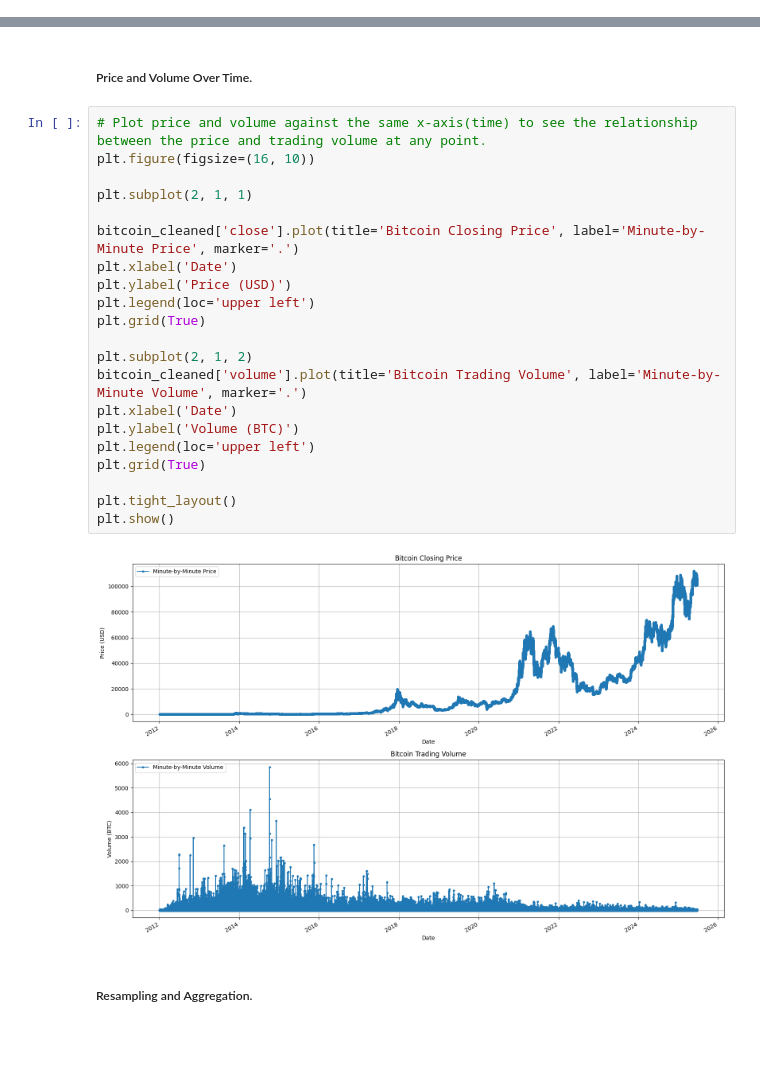
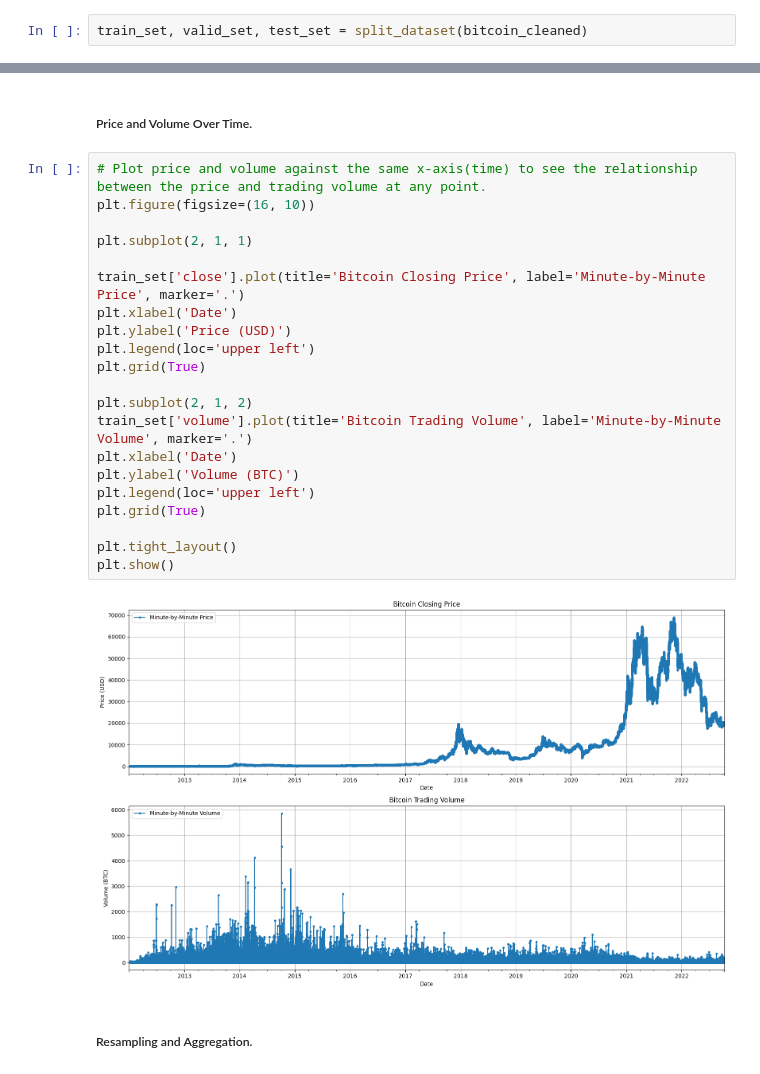
Before and after one commit to elaellet/bitcoin, a Jupyter notebook: notebooks/1_eda.ipynb, the cells around one changed output, grey strips where cells are left out. Cells and saved outputs as stored; diff of their text form; blank space fills up the shorter version.

```diff
--- a/notebooks/1_eda.ipynb
+++ b/notebooks/1_eda.ipynb
@@ -593 +596,3 @@ Name: 2012-01-27 06:59:00, dtype: float64
+# %%
+train_set, valid_set, test_set = split_dataset(bitcoin_cleaned)
 # %%
@@ -667,26 +672,26 @@ bitcoin_cleaned[['volume']].boxplot()
 # %%
 # Plot price and volume against the same x-axis(time) to see the relationship between the price and trading volume at any point.
 plt.figure(figsize=(16, 10))
 
 plt.subplot(2, 1, 1)
 
-bitcoin_cleaned['close'].plot(title='Bitcoin Closing Price', label='Minute-by-Minute Price', marker='.')
+train_set['close'].plot(title='Bitcoin Closing Price', label='Minute-by-Minute Price', marker='.')
 plt.xlabel('Date')
 plt.ylabel('Price (USD)')
 plt.legend(loc='upper left')
 plt.grid(True)
 
 plt.subplot(2, 1, 2)
-bitcoin_cleaned['volume'].plot(title='Bitcoin Trading Volume', label='Minute-by-Minute Volume', marker='.')
+train_set['volume'].plot(title='Bitcoin Trading Volume', label='Minute-by-Minute Volume', marker='.')
 plt.xlabel('Date')
 plt.ylabel('Volume (BTC)')
 plt.legend(loc='upper left')
 plt.grid(True)
 
 plt.tight_layout()
 plt.show()
 # %% [output]
-[figure, old version]
+[figure, new version]
 # %% [markdown]
 ##### Resampling and Aggregation.
 # %%
```
Also changed, not shown: parts of 38 cells of this notebook, 2 other files.
